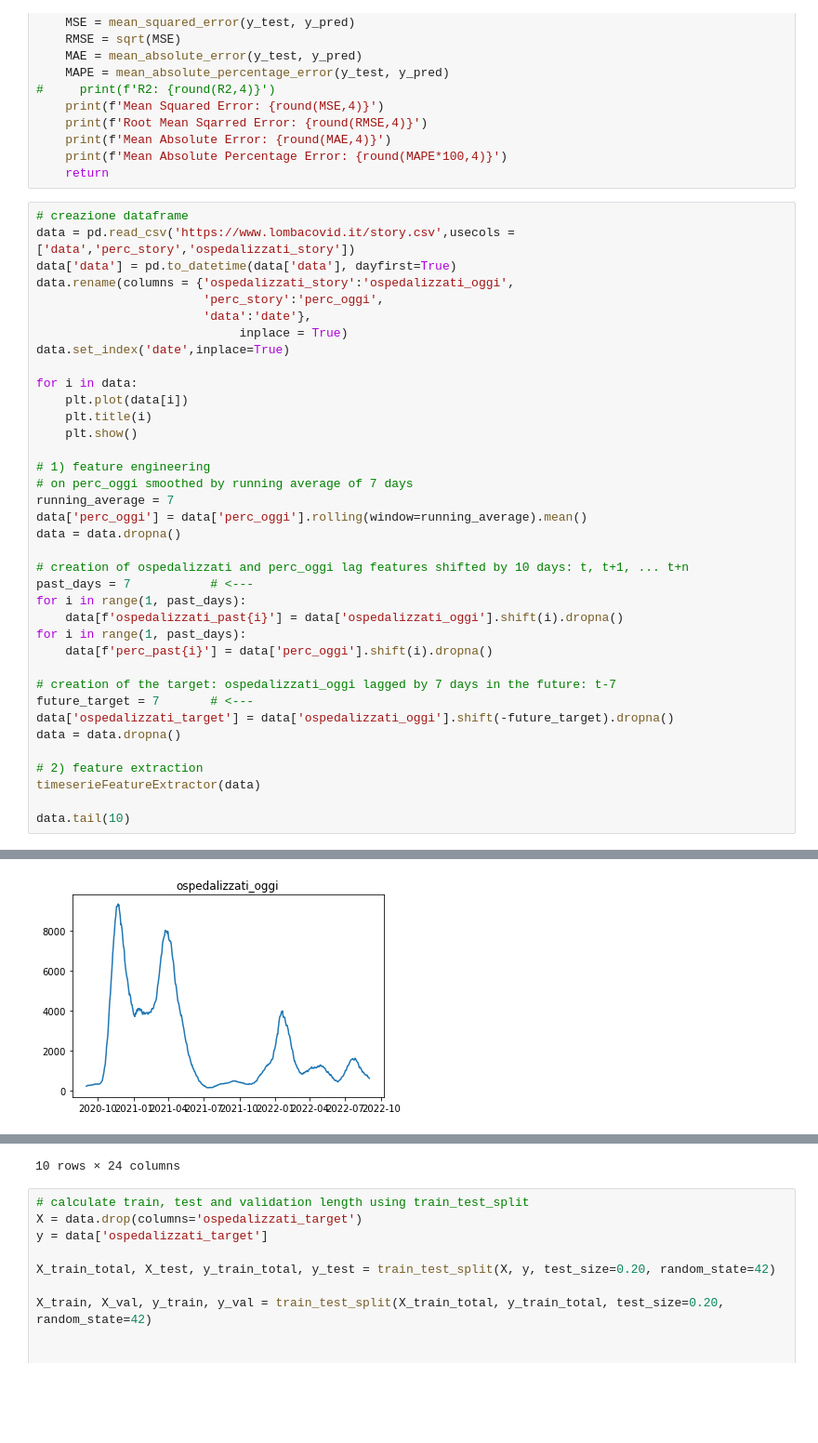
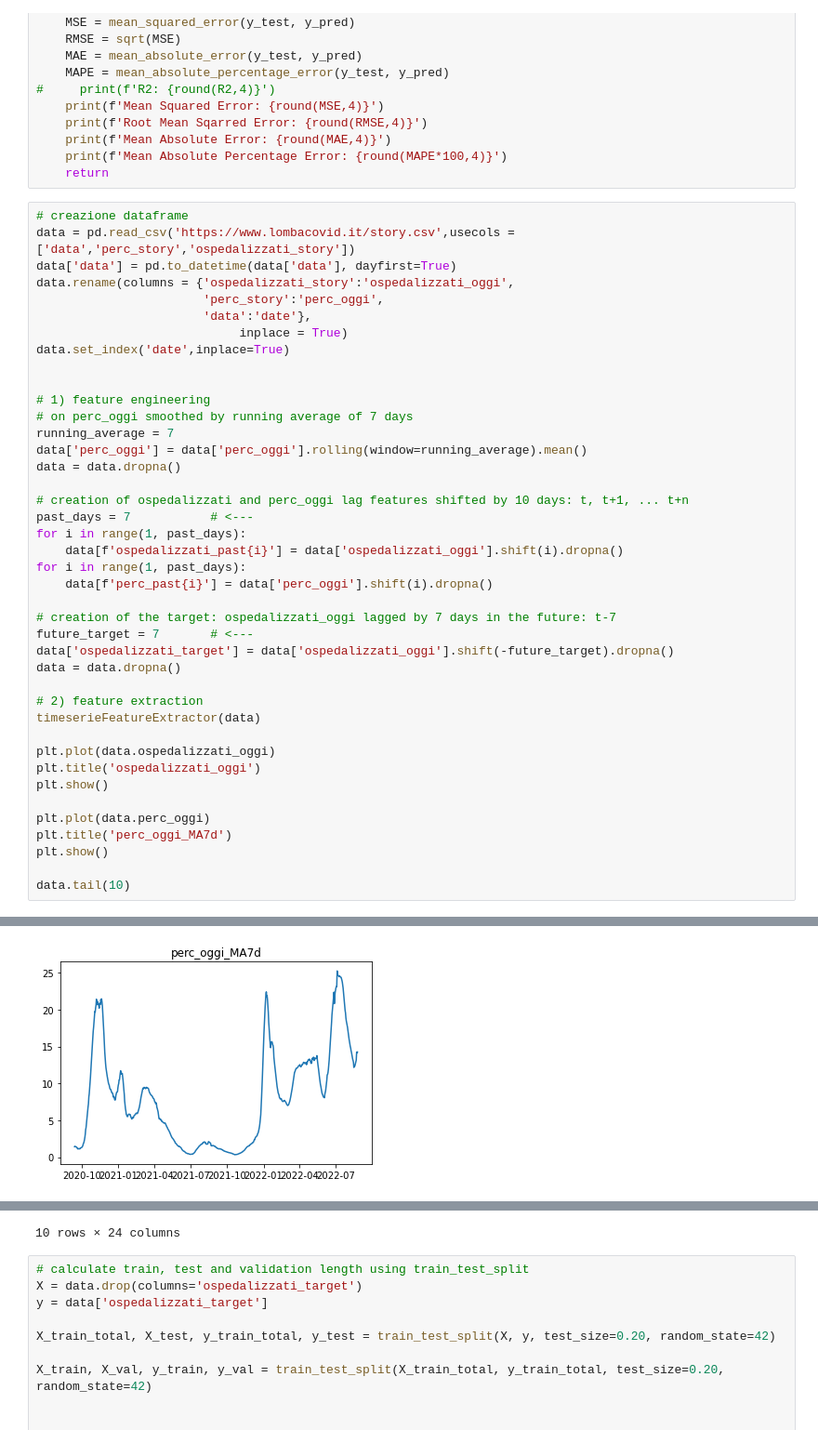
Before and after one commit to MicheleRomano1996/lombacovid_prediction, a Jupyter notebook: lomba_cgb_regression_test.ipynb, the cells around one changed output, grey strips where cells are left out. Shown: that part at 93% size. Saved outputs shown, nothing was run; the diff lists cells and outputs as text; blank space fills up the shorter version.

```diff
--- a/lomba_cgb_regression_test.ipynb
+++ b/lomba_cgb_regression_test.ipynb
@@ -49,10 +49,6 @@ data.rename(columns = {'ospedalizzati_story':'ospedalizzati_oggi',
                             inplace = True)
 data.set_index('date',inplace=True)
 
-for i in data:
-    plt.plot(data[i])
-    plt.title(i)
-    plt.show()
 
 # 1) feature engineering
 # on perc_oggi smoothed by running average of 7 days
@@ -75,5 +71,13 @@ data = data.dropna()
 # 2) feature extraction
 timeserieFeatureExtractor(data)
 
+plt.plot(data.ospedalizzati_oggi)
+plt.title('ospedalizzati_oggi')
+plt.show()
+
+plt.plot(data.perc_oggi)
+plt.title('perc_oggi_MA7d')
+plt.show()
+
 data.tail(10)
 # %% [output]
@@ -81,4 +85,4 @@ data.tail(10)
-[figure, old version]
+[figure, new version]
 |  | perc_oggi | ospedalizzati_oggi | ospedalizzati_past1 | ospedalizzati_past2 | ospedalizzati_past3 | ... |
 | date |  |  |  |  |  | ... |
 | 2022-08-16 | 12.175714 | 947.0 | 936.0 | 946.0 | 1010.0 | ... |
```
Also changed, not shown: parts of 1 cell of this notebook.
